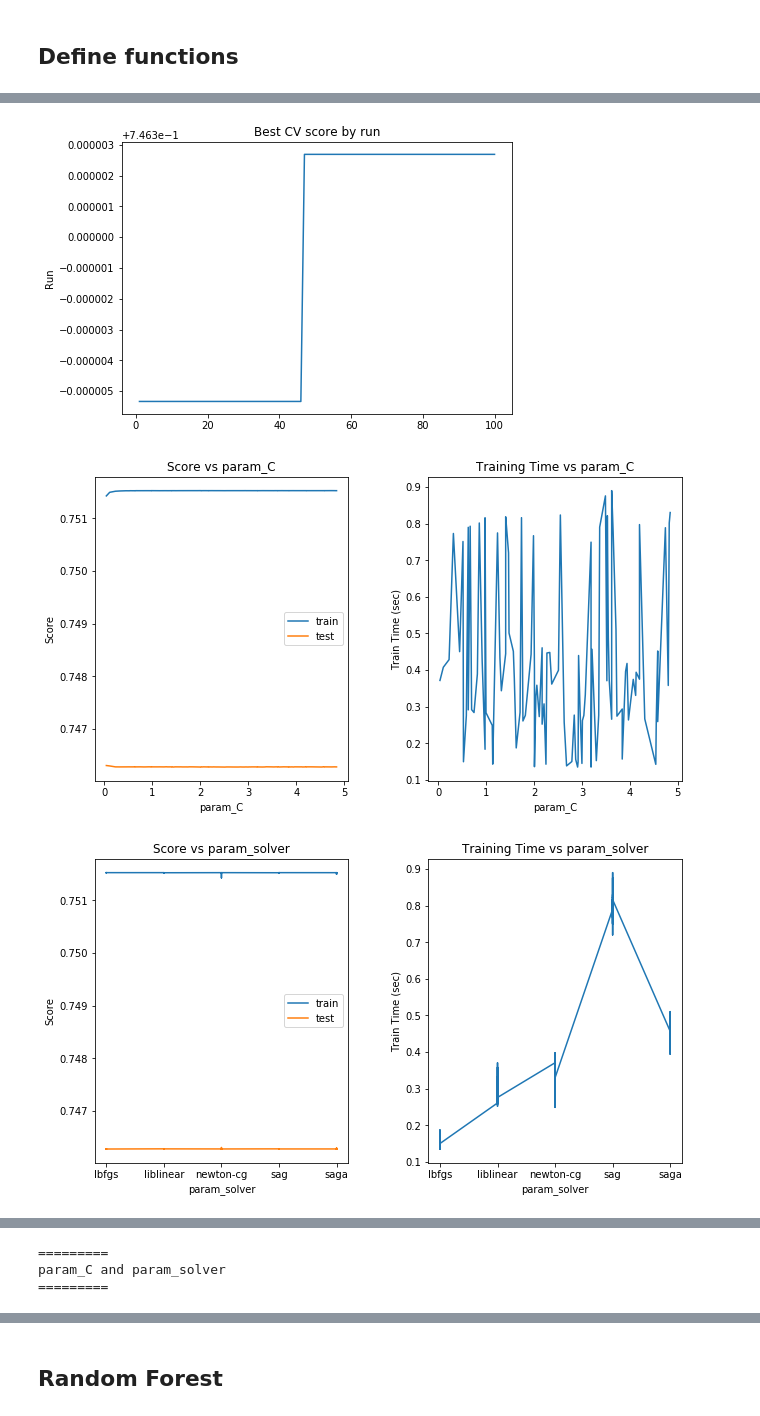
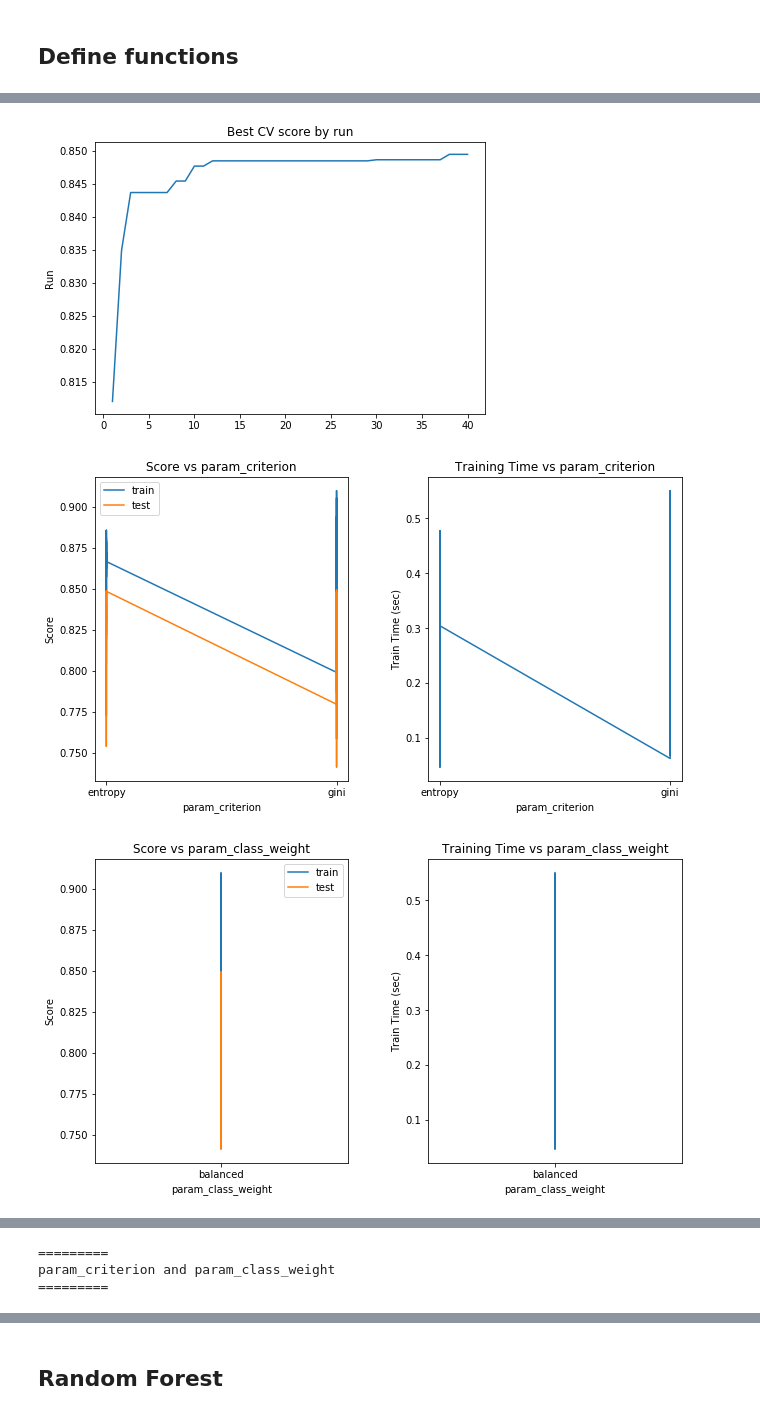
Before and after one commit to jdingram/mimic, a Jupyter notebook: notebooks/2_baseline_models.ipynb, the cells around one changed output, grey strips where cells are left out. Saved outputs shown, nothing was run; the diff lists cells and outputs as text; code cells hidden in the pictures.

```diff
--- a/notebooks/2_baseline_models.ipynb
+++ b/notebooks/2_baseline_models.ipynb
@@ -36,11 +39,13 @@ iterations_per_model = 100
 # %%
 # Import data
-train = pd.read_csv(os.path.abspath(os.path.join(os.getcwd(), os.pardir, 'data', 'acute_respiratory_failure_train.csv')),index_col=0)
+train = from_s3(bucket='mimic-jamesi',
+               filename='acute_kidney_failure_train.csv',
+               index_col=0)
 print('--> Importing done')
 # %% [output]
 --> Importing done
 # %%
-X_train, y_train = final_cleaning(ids = ['subject_id', 'hadm_id'], target = 'target', train = train)
+X_train, y_train, feature_names = final_cleaning(ids = ['subject_id', 'hadm_id'], target = 'target', train = train)
 print('--> Cleaning done')
 # %% [output]
 --> Cleaning done
@@ -103,0 +127,19 @@ print('--> Grid defined')
+# %%
+# define the grid search parameters
+criterion = ['gini', 'entropy']
+class_weight = ['balanced']
+max_features = list(np.arange(2, X_train.shape[1]))
+max_depth = list(np.arange(1, 100))
+max_depth.append(None)
+min_samples_split = list(np.arange(2, 250))
+min_samples_leaf = list(np.arange(1, 250))
+
+# Create the random grid
+dt_random_grid = {'criterion': criterion,
+                  'class_weight': class_weight,
+                   'max_features': max_features,
+                   'max_depth': max_depth,
+                   'min_samples_split': min_samples_split,
+                   'min_samples_leaf': min_samples_leaf}
+
+print('--> Grid defined')
@@ -104,8 +148,7 @@ print('--> Grid defined')
 # %%
 # Run the random search model
-logistic_random_search_model = run_random_search(model=LogisticRegression(class_weight='balanced'),
-                                        random_grid=logistic_random_grid,
-                                        scoring='roc_auc', cv=4, n_iter=iterations_per_model,
+dt_random_search_model = run_random_search(model=DecisionTreeClassifier(), random_grid=dt_random_grid,
+                                        scoring='roc_auc', cv=5, n_iter=iterations_per_model,
                                         X_train=X_train, y_train=y_train)
 # %% [output]
 --> Model defined
@@ -115,9 +158,9 @@ logistic_random_search_model = run_random_search(model=LogisticRegression(class_
 # %%
 # Visualise the results to find optimal hyperparameters
-logistic_results = visualise_results(random_grid=logistic_random_grid, random_search_model=logistic_random_search_model,
+dt_results = visualise_results(random_grid=dt_random_grid, random_search_model=dt_random_search_model,
                             training_score='mean_train_score', cv_score='mean_test_score', fit_time='mean_fit_time')
-logistic_results
+dt_results
 # %% [output]
-[figure, old version]
+[figure, new version]
-[figure, old version]
+[figure, new version]
-[figure, old version]
+[figure, new version]
@@ -124,3 +171,3 @@ logistic_results
 =========
-param_C and param_solver
+param_criterion and param_class_weight
 =========
```
Also changed, not shown: parts of 20 cells of this notebook, 11 other files.
